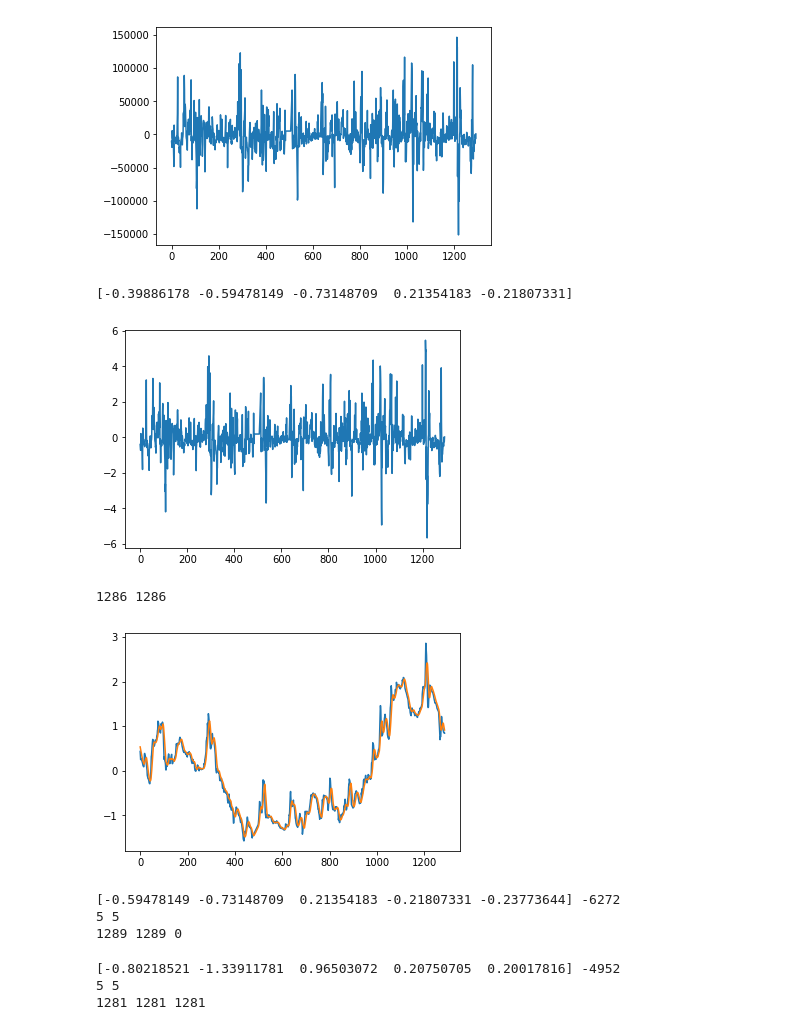
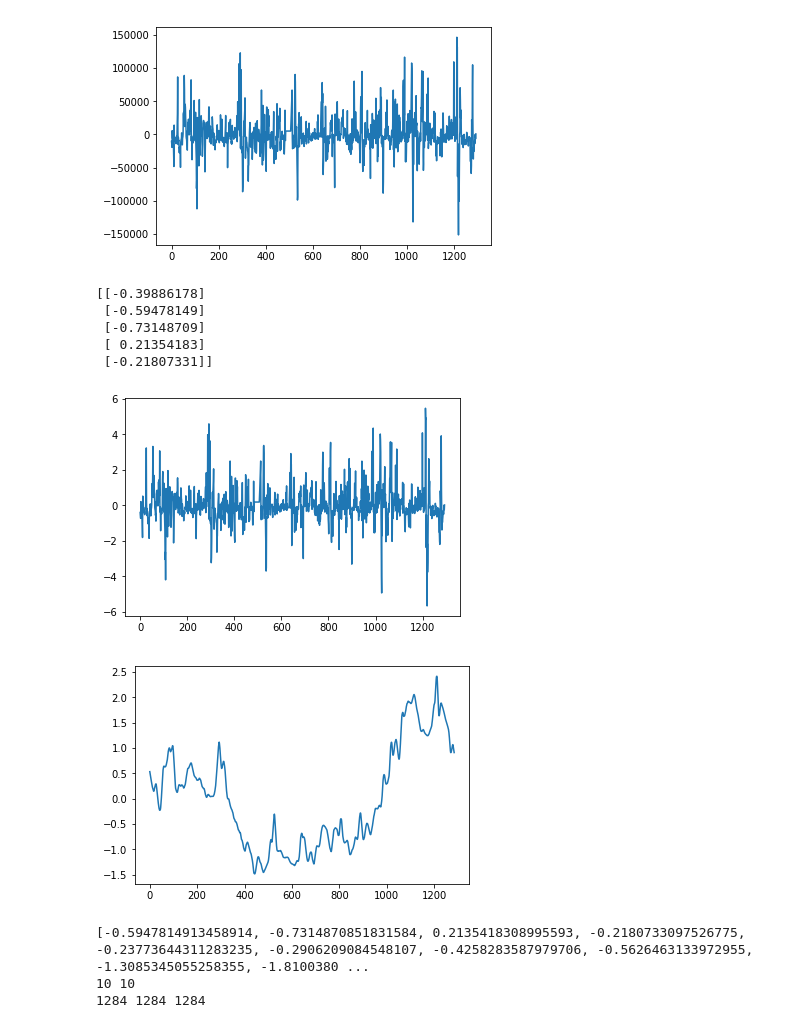
Before and after one commit to rmmartin02/OSRS_Research, a Jupyter notebook: ML/OSRS/Regression.ipynb, the cells around one changed output. Drawn from its saved outputs; the diff is of its cells as text; code cells hidden in the pictures.

```diff
--- a/ML/OSRS/Regression.ipynb
+++ b/ML/OSRS/Regression.ipynb
@@ -73,18 +76,18 @@ plt.show()
 [figure]
 # %%
 scaler = StandardScaler()
-s_changes = scaler.fit_transform(np.array(changes).reshape(-1, 1)).reshape(len(changes),)
-s_movAvg = scaler.fit_transform(np.array(movAvg).reshape(-1, 1)).reshape(len(movAvg),)
-s_prices = scaler.fit_transform(np.array(prices).reshape(-1, 1)).reshape(len(prices),)
+s_changes = scaler.fit_transform(np.array(changes).reshape(-1, 1))
 print(s_changes[0:5])
+s_movAvg = scaler.fit_transform(np.array(movAvg).reshape(-1, 1))
 plt.plot(s_changes)
 plt.show()
-print(len(s_prices[-len(s_movAvg):]),len(s_movAvg))
-plt.plot(s_prices[-len(s_movAvg):])
 plt.plot(s_movAvg)
 plt.show()
 # %% [output]
-[-0.39886178 -0.59478149 -0.73148709  0.21354183 -0.21807331]
+[[-0.39886178]
+ [-0.59478149]
+ [-0.73148709]
+ [ 0.21354183]
+ [-0.21807331]]
 [figure]
-1286 1286
-[figure, old version]
+[figure, new version]
@@ -92,34 +101,21 @@ plt.show()
 x = []
 y = []
 p = []
-f_sizes = [5]
-size = sum(f_sizes)
-for i in range(len(prices)-size-1):
-    x.append(s_changes[i:i+size])
+c = []
+size = 10
+for i in range(-1*len(s_changes),-1*size,1):
+    x.append([a[0] for a in s_changes[i:i+size]])
     y.append(changes[i+size])
+    c.append(classify(changes[i+size]))
+    p.append(prices[i+size])
 print(x[1],y[0])
 print(len(x[0]),len(x[-1]))
 print(len(x),len(y),len(p))
+#y = keras.utils.to_categorical(y, num_classes=2)
 # %% [output]
-[-0.59478149 -0.73148709  0.21354183 -0.21807331 -0.23773644] -6272
-5 5
-1289 1289 0
+[-0.5947814913458914, -0.7314870851831584, 0.2135418308995593, -0.2180733097526775, -0.23773644311283235, -0.2906209084548107, -0.4258283587979706, -0.5626463133972955, -1.3085345055258355, -1.8100380 ...
+10 10
+1284 1284 1284
-# %%
-x = []
-y = []
-p = []
-size = 5
-for i in range(-1*len(s_movAvg),-1*size,1):
-    x.append(s_changes[i:i+size]+s_movAvg[i:i+size])
-    y.append(changes[i+size])
-    p.append(prices[i+size])
-print(x[1],y[0])
-print(len(x[0]),len(x[-1]))
-print(len(x),len(y),len(p))
-# %% [output]
-[-0.80218521 -1.33911781  0.96503072  0.20750705  0.20017816] -4952
-5 5
-1281 1281 1281
 # %%
 s1 = int(len(y)*.8)
 s2  =int(len(y)*.9)
```
Also changed, not shown: parts of 14 cells of this notebook, 2 other files.
